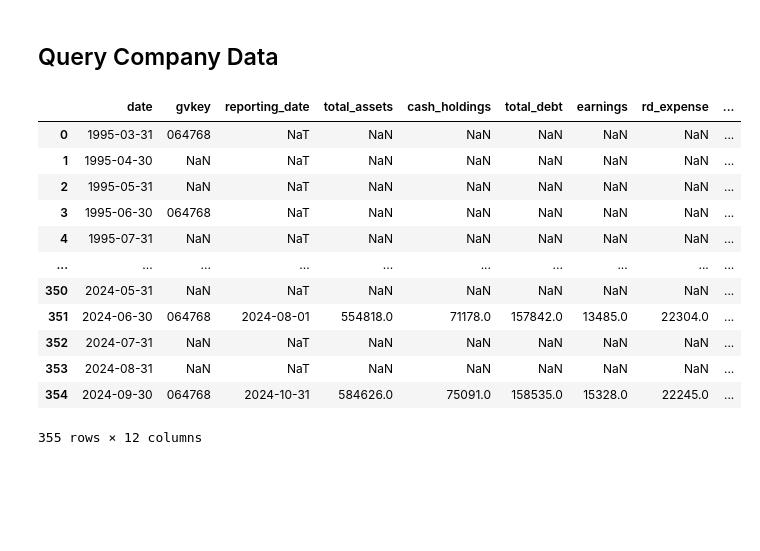
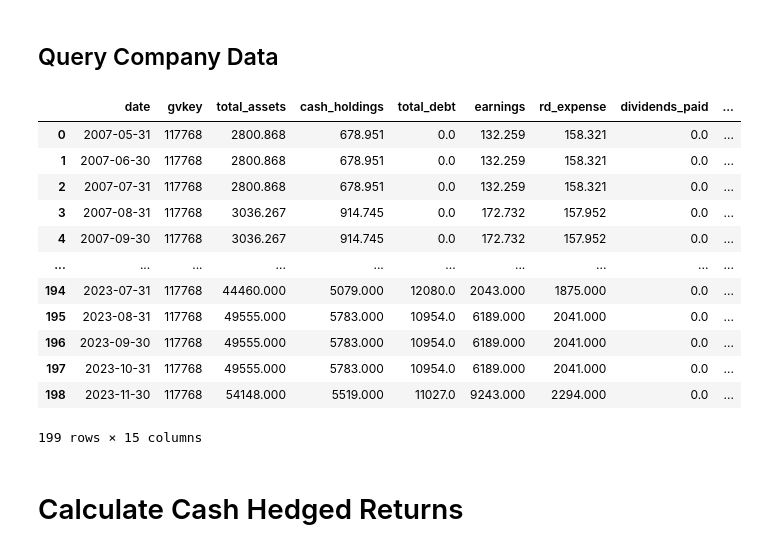
Before and after one commit to veervohra03/CashHedged, a Jupyter notebook: Veer-Base.ipynb, the cells around one changed output. Cells and saved outputs as stored; diff of their text form; code cells hidden in the pictures; blank space fills up the shorter version.

```diff
--- a/Veer-Base.ipynb
+++ b/Veer-Base.ipynb
@@ -200,29 +202,4 @@ def get_company_financials(gvkey):
     company_fin_data['date'] = pd.to_datetime(company_fin_data['date'])
     company_fin_data['reporting_date'] = pd.to_datetime(company_fin_data['reporting_date'])
 
-    start_date = company_fin_data['date'].min()
-    end_date = company_fin_data['date'].max()
-    all_months = pd.date_range(start=start_date, end=end_date, freq='ME')
-    full_range_df = pd.DataFrame({'date': all_months})
-    company_fin_data = pd.merge(full_range_df, company_fin_data, on='date', how='left')
-
-    company_fin_data['month_start'] = company_fin_data['date'] - pd.offsets.MonthBegin()
-    company_fin_data['month_end'] = company_fin_data['date']
-
-    return company_fin_data
+    return company_fin_data.dropna()
-# %%
-get_company_financials(ids['gvkey'][5])
-# %% [output]
-|  | date | gvkey | reporting_date | total_assets | cash_holdings | total_debt | earnings | rd_expense | ... |
-| 0 | 1995-03-31 | 064768 | NaT | NaN | NaN | NaN | NaN | NaN | ... |
-| 1 | 1995-04-30 | NaN | NaT | NaN | NaN | NaN | NaN | NaN | ... |
-| 2 | 1995-05-31 | NaN | NaT | NaN | NaN | NaN | NaN | NaN | ... |
-| 3 | 1995-06-30 | 064768 | NaT | NaN | NaN | NaN | NaN | NaN | ... |
-| 4 | 1995-07-31 | NaN | NaT | NaN | NaN | NaN | NaN | NaN | ... |
-| ... | ... | ... | ... | ... | ... | ... | ... | ... | ... |
-| 350 | 2024-05-31 | NaN | NaT | NaN | NaN | NaN | NaN | NaN | ... |
-| 351 | 2024-06-30 | 064768 | 2024-08-01 | 554818.0 | 71178.0 | 157842.0 | 13485.0 | 22304.0 | ... |
-| 352 | 2024-07-31 | NaN | NaT | NaN | NaN | NaN | NaN | NaN | ... |
-| 353 | 2024-08-31 | NaN | NaT | NaN | NaN | NaN | NaN | NaN | ... |
-| 354 | 2024-09-30 | 064768 | 2024-10-31 | 584626.0 | 75091.0 | 158535.0 | 15328.0 | 22245.0 | ... |
-355 rows × 12 columns
@@ -228,0 +241,50 @@ get_company_financials(ids['gvkey'][5])
+# %%
+def get_prices(permno):
+    company_stock_prcs = conn.raw_sql(f'''
+    SELECT
+        permno,
+        date,
+        prc AS stock_price,
+        prc * shrout AS market_cap  -- Market cap
+    FROM
+        crsp.dsf
+    WHERE
+        permno = {permno}
+    ''')
+
+    company_stock_prcs['date'] = pd.to_datetime(company_stock_prcs['date'])
+
+    return company_stock_prcs
+# %%
+def get_comp_data(permno, gvkey):
+
+    company_fin_data = make_PiT_ffill(get_company_financials(gvkey))
+    company_stock_prcs = get_prices(permno)
+
+    company = pd.merge(company_fin_data, company_stock_prcs, on='date', how='left').ffill()
+
+    company['stock_return'] = company['stock_price'].pct_change()
+
+    return company
+# %%
+# EXAMPLE USAGE
+
+example = get_comp_data(ids['permno'][chosen_index], ids['gvkey'][chosen_index])
+
+example
+# %% [output]
+|  | date | gvkey | total_assets | cash_holdings | total_debt | earnings | rd_expense | dividends_paid | ... |
+| 0 | 2007-05-31 | 117768 | 2800.868 | 678.951 | 0.0 | 132.259 | 158.321 | 0.0 | ... |
+| 1 | 2007-06-30 | 117768 | 2800.868 | 678.951 | 0.0 | 132.259 | 158.321 | 0.0 | ... |
+| 2 | 2007-07-31 | 117768 | 2800.868 | 678.951 | 0.0 | 132.259 | 158.321 | 0.0 | ... |
+| 3 | 2007-08-31 | 117768 | 3036.267 | 914.745 | 0.0 | 172.732 | 157.952 | 0.0 | ... |
+| 4 | 2007-09-30 | 117768 | 3036.267 | 914.745 | 0.0 | 172.732 | 157.952 | 0.0 | ... |
+| ... | ... | ... | ... | ... | ... | ... | ... | ... | ... |
+| 194 | 2023-07-31 | 117768 | 44460.000 | 5079.000 | 12080.0 | 2043.000 | 1875.000 | 0.0 | ... |
+| 195 | 2023-08-31 | 117768 | 49555.000 | 5783.000 | 10954.0 | 6189.000 | 2041.000 | 0.0 | ... |
+| 196 | 2023-09-30 | 117768 | 49555.000 | 5783.000 | 10954.0 | 6189.000 | 2041.000 | 0.0 | ... |
+| 197 | 2023-10-31 | 117768 | 49555.000 | 5783.000 | 10954.0 | 6189.000 | 2041.000 | 0.0 | ... |
+| 198 | 2023-11-30 | 117768 | 54148.000 | 5519.000 | 11027.0 | 9243.000 | 2294.000 | 0.0 | ... |
+199 rows × 15 columns
+# %% [markdown]
+# Calculate Cash Hedged Returns
```
Also changed, not shown: parts of 10 cells of this notebook.
